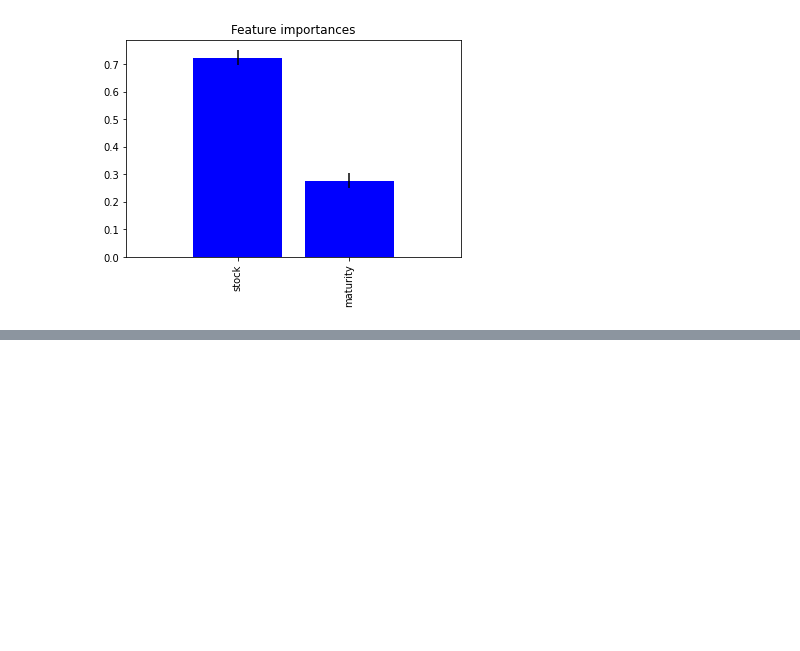
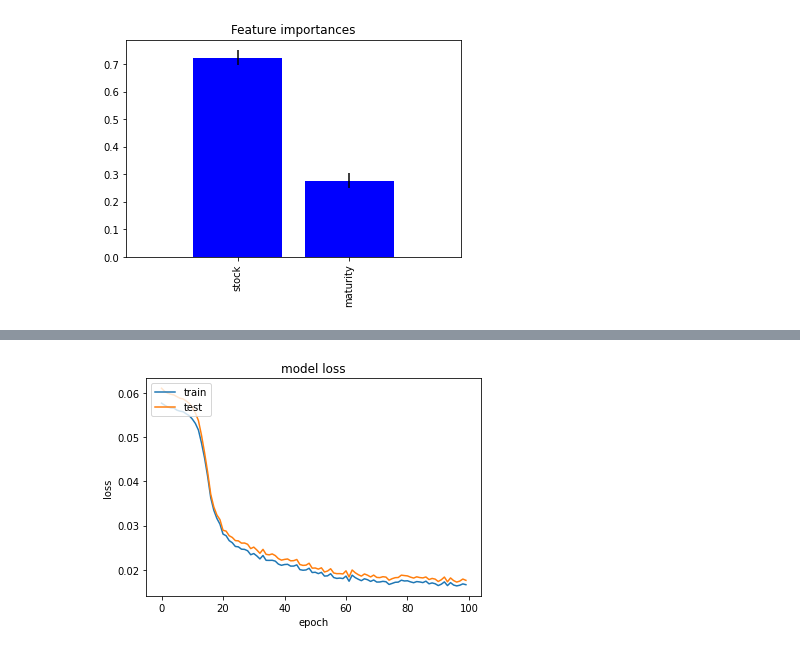
Before and after one commit to anitamezzetti/Heston_option_pricing, a Jupyter notebook: ml models.ipynb, the cells around one changed output, grey strips where cells are left out. Cells and saved outputs as stored; diff of their text form; code cells hidden in the pictures; blank space fills up the shorter version.

```diff
--- a/ml models.ipynb
+++ b/ml models.ipynb
@@ -234,0 +198,19 @@ ValueError: in user code:
+# %%
+# 3 layers
+model = Sequential()
+model.add(Dense(20, input_dim = 2, activation = 'relu'))
+model.add(Dense(20, activation = 'relu'))
+model.add(Dense(1, activation = 'linear'))
+# %%
+from keras import backend as K
+
+def root_mean_squared_error(y_true, y_pred):
+        return K.sqrt(K.mean(K.square(y_pred - y_true)))
+# %%
+import tensorflow as tf
+
+model.compile(optimizer = 'adam',
+              loss = root_mean_squared_error,
+              metrics = [tf.keras.metrics.RootMeanSquaredError()])
+# %%
+history = model.fit(X, y, epochs=100, validation_split=0.2, batch_size=10  )
@@ -234,0 +235,11 @@ ValueError: in user code:
+# %%
+# summarize history for loss
+plt.plot(history.history['loss'])
+plt.plot(history.history['root_mean_squared_error'])
+plt.title('model loss')
+plt.ylabel('loss')
+plt.xlabel('epoch')
+plt.legend(['train', 'test'], loc='upper left')
+plt.show()
+# %% [output]
+[figure, added]
```
Also changed, not shown: parts of 12 cells of this notebook.
